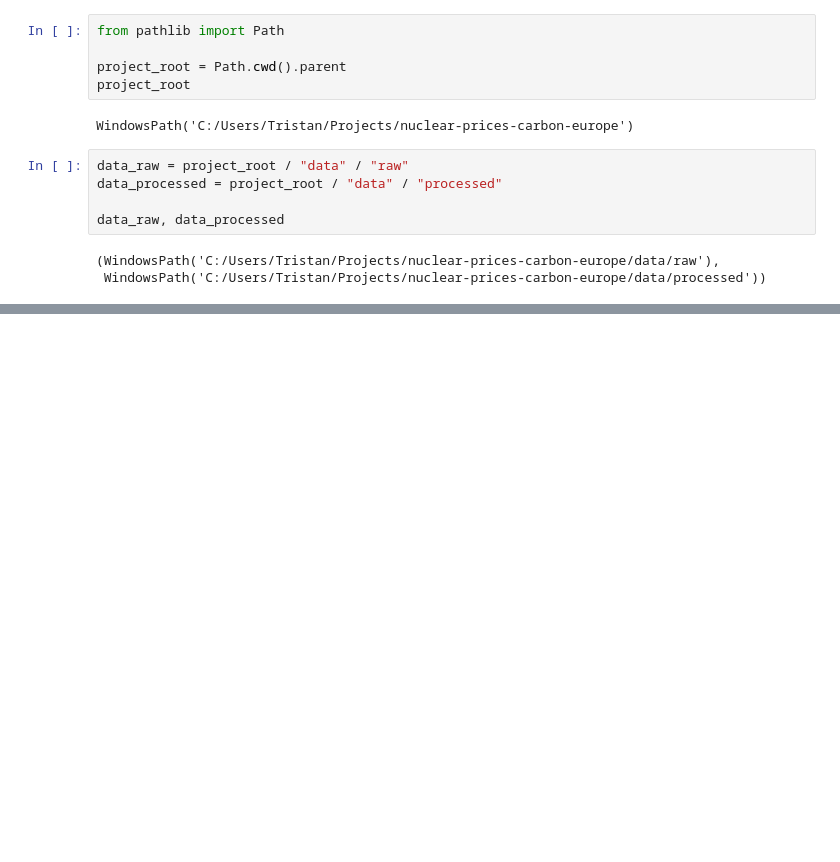
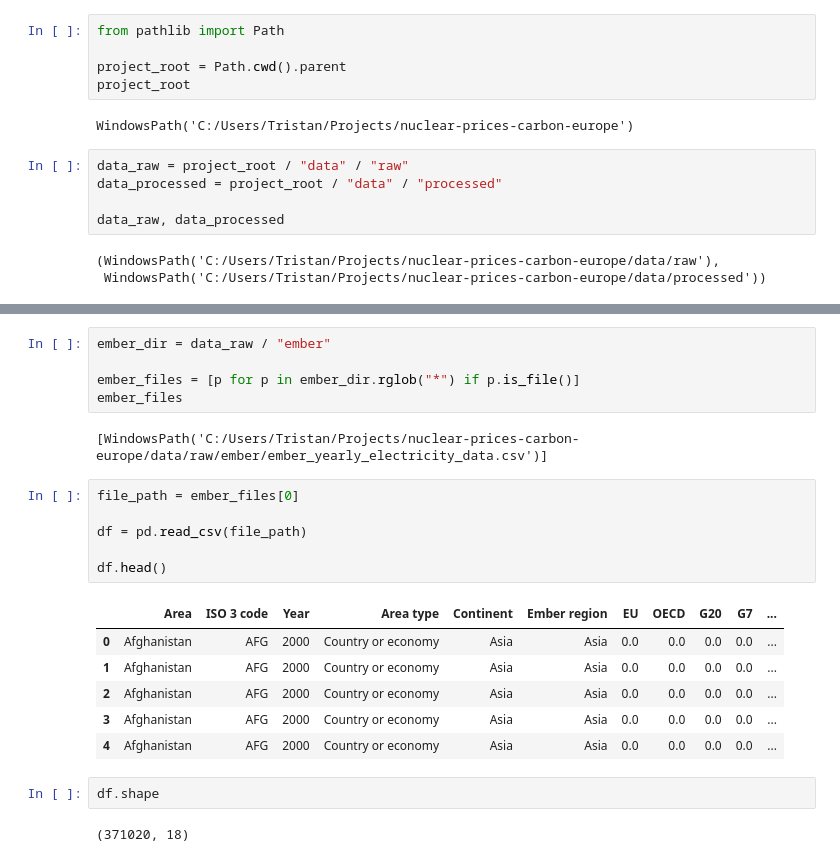
Before and after one commit to goodchoyce/nuclear-prices-carbon-europe, a Jupyter notebook: notebooks/01_dataset_review.ipynb, the cells around one changed output, grey strips where cells are left out. Saved outputs shown, nothing was run; the diff lists cells and outputs as text; blank space fills up the shorter version.

```diff
--- a/notebooks/01_dataset_review.ipynb
+++ b/notebooks/01_dataset_review.ipynb
@@ -51,0 +64,24 @@ data_raw, data_processed
+# %%
+ember_dir = data_raw / "ember"
+
+ember_files = [p for p in ember_dir.rglob("*") if p.is_file()]
+ember_files
+# %% [output]
+[WindowsPath('C:/Users/Tristan/Projects/nuclear-prices-carbon-europe/data/raw/ember/ember_yearly_electricity_data.csv')]
+# %%
+file_path = ember_files[0]
+
+df = pd.read_csv(file_path)
+
+df.head()
+# %% [output]
+|  | Area | ISO 3 code | Year | Area type | Continent | Ember region | EU | OECD | G20 | G7 | ... |
+| 0 | Afghanistan | AFG | 2000 | Country or economy | Asia | Asia | 0.0 | 0.0 | 0.0 | 0.0 | ... |
+| 1 | Afghanistan | AFG | 2000 | Country or economy | Asia | Asia | 0.0 | 0.0 | 0.0 | 0.0 | ... |
+| 2 | Afghanistan | AFG | 2000 | Country or economy | Asia | Asia | 0.0 | 0.0 | 0.0 | 0.0 | ... |
+| 3 | Afghanistan | AFG | 2000 | Country or economy | Asia | Asia | 0.0 | 0.0 | 0.0 | 0.0 | ... |
+| 4 | Afghanistan | AFG | 2000 | Country or economy | Asia | Asia | 0.0 | 0.0 | 0.0 | 0.0 | ... |
+# %%
+df.shape
+# %% [output]
+(371020, 18)
```
Also changed, not shown: parts of 24 cells of this notebook.
